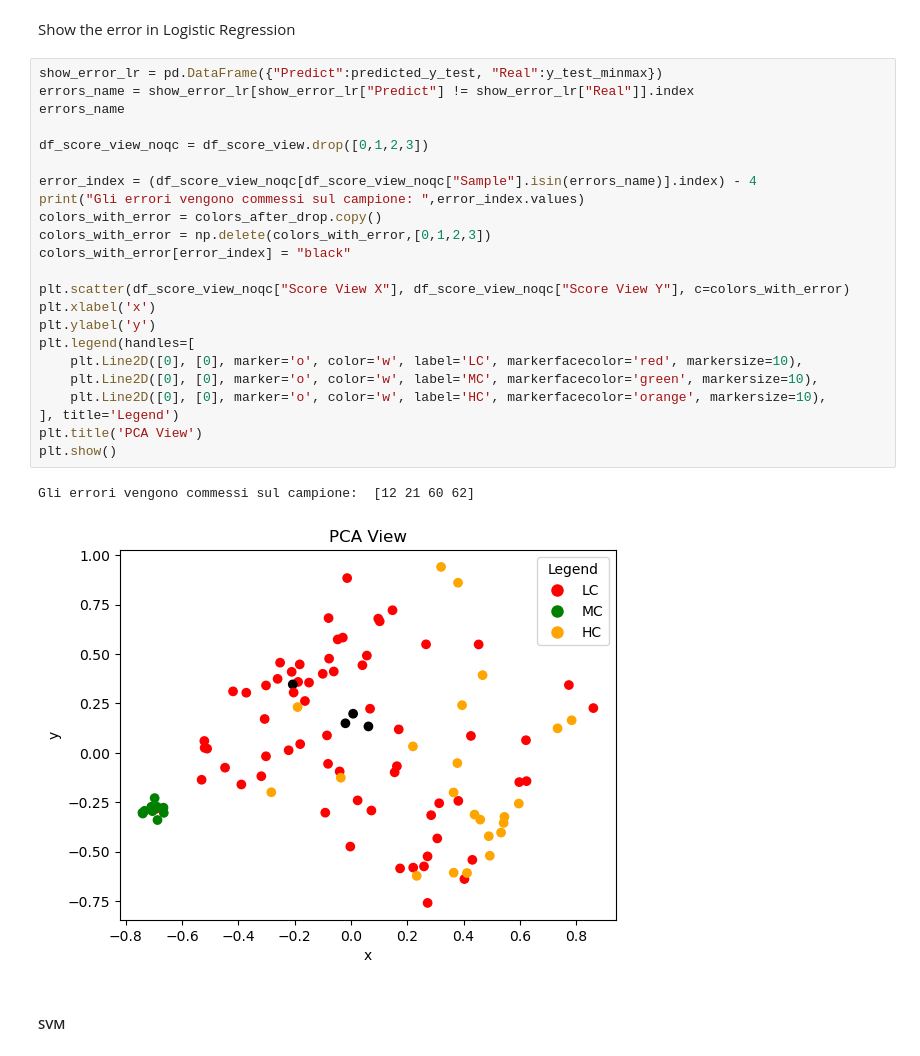
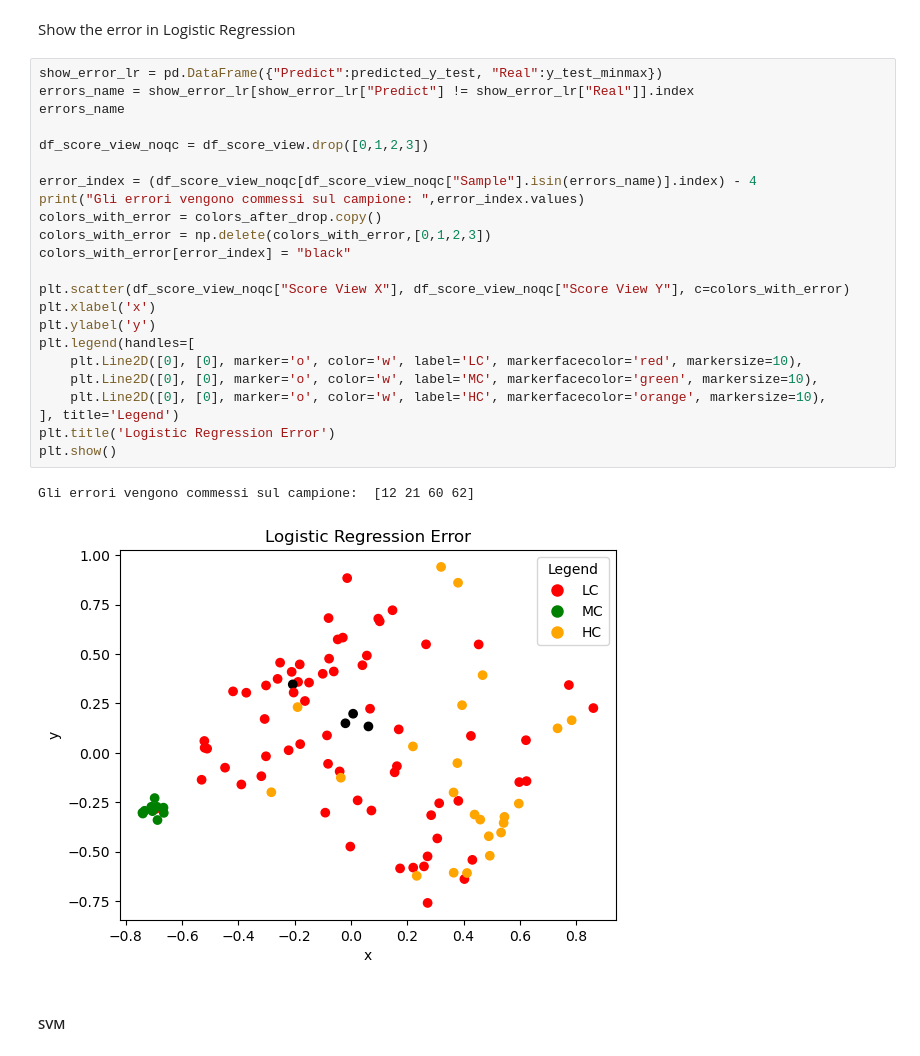
Before and after one commit to Bvs00/AI4ODA_projectwork, a Jupyter notebook: Metaboloma/MIN-MAX/notebook_most_important_features_metaboloma_MINMAX.ipynb, the cells around one changed output. Saved outputs shown, nothing was run; the diff lists cells and outputs as text.

```diff
--- a/Metaboloma/MIN-MAX/notebook_most_important_features_metaboloma_MINMAX.ipynb
+++ b/Metaboloma/MIN-MAX/notebook_most_important_features_metaboloma_MINMAX.ipynb
@@ -543,29 +545,29 @@ Show the error in Logistic Regression
 # %%
 show_error_lr = pd.DataFrame({"Predict":predicted_y_test, "Real":y_test_minmax})
 errors_name = show_error_lr[show_error_lr["Predict"] != show_error_lr["Real"]].index
 errors_name
 
 df_score_view_noqc = df_score_view.drop([0,1,2,3])
 
 error_index = (df_score_view_noqc[df_score_view_noqc["Sample"].isin(errors_name)].index) - 4
 print("Gli errori vengono commessi sul campione: ",error_index.values)
 colors_with_error = colors_after_drop.copy()
 colors_with_error = np.delete(colors_with_error,[0,1,2,3])
 colors_with_error[error_index] = "black"
 
 plt.scatter(df_score_view_noqc["Score View X"], df_score_view_noqc["Score View Y"], c=colors_with_error)
 plt.xlabel('x')
 plt.ylabel('y')
 plt.legend(handles=[
     plt.Line2D([0], [0], marker='o', color='w', label='LC', markerfacecolor='red', markersize=10),
     plt.Line2D([0], [0], marker='o', color='w', label='MC', markerfacecolor='green', markersize=10),
     plt.Line2D([0], [0], marker='o', color='w', label='HC', markerfacecolor='orange', markersize=10),
 ], title='Legend')
-plt.title('PCA View')
+plt.title('Logistic Regression Error')
 plt.show()
 # %% [output]
 Gli errori vengono commessi sul campione:  [12 21 60 62]
-[figure, old version]
+[figure, new version]
 # %% [markdown]
 ##### SVM
 # %%
```
Also changed, not shown: parts of 3 cells of this notebook, 13 other files.
